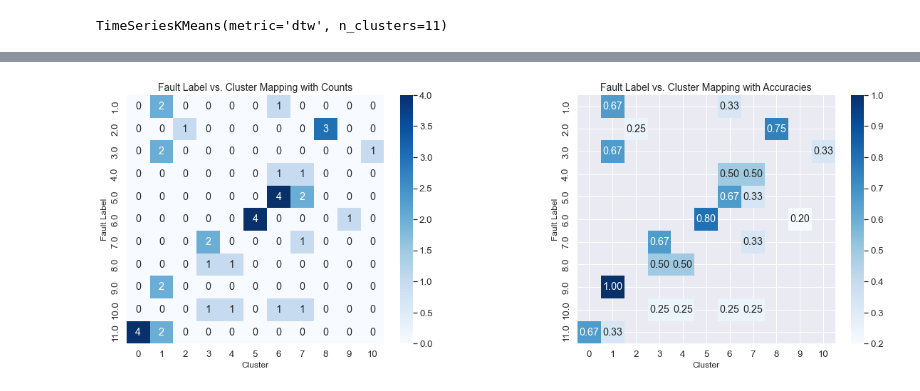
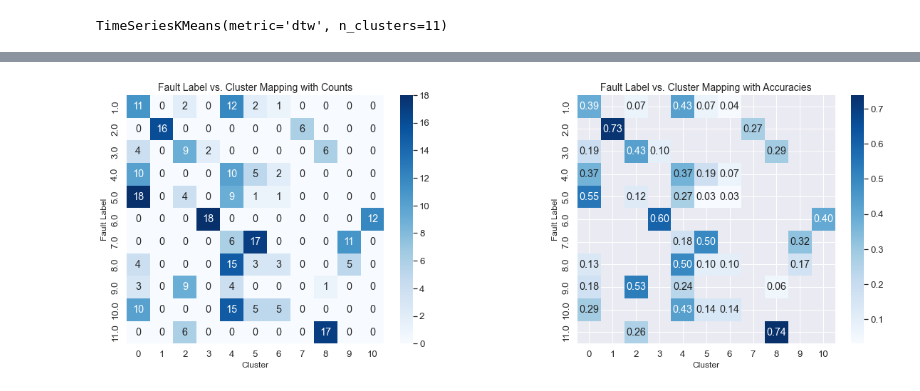
Before and after one commit to Data-Pundits/PHM-Clustering, a Jupyter notebook: Python_code_DTW.ipynb, the cells around one changed output, grey strips where cells are left out. Cells and saved outputs as stored; diff of their text form; code cells hidden in the pictures.

Commit message:
added DTW Clustering for other sensors

```diff
--- a/Python_code_DTW.ipynb
+++ b/Python_code_DTW.ipynb
@@ -160,0 +133,4 @@ array([[-0.18275074, -0.23104682, -0.2660816 , ..., -1.62670538,
+# %%
+scaled_df1 = scaler.fit_transform(scaled_df1)
+scaled_df2 = scaler.fit_transform(scaled_df2)
+scaled_df3 = scaler.fit_transform(scaled_df3)
@@ -161,7 +153,11 @@ array([[-0.18275074, -0.23104682, -0.2660816 , ..., -1.62670538,
 # %%
 # Perform DTW clustering on the rows
 n_clusters = 11  # Number of clusters
-km = TimeSeriesKMeans(n_clusters=n_clusters, metric="dtw")
-km.fit(scaled_df)
+km1 = TimeSeriesKMeans(n_clusters=n_clusters, metric="dtw")
+km2 = TimeSeriesKMeans(n_clusters=n_clusters, metric="dtw")
+km3 = TimeSeriesKMeans(n_clusters=n_clusters, metric="dtw")
+km1.fit(scaled_df1)
+km2.fit(scaled_df2)
+km3.fit(scaled_df3)
 # %% [output]
 TimeSeriesKMeans(metric='dtw', n_clusters=11)
@@ -170,3 +164,9 @@ scaled_df = pd.DataFrame(scaled_df)
+# %%
+scaled_df1 = pd.DataFrame(scaled_df1)
+scaled_df2 = pd.DataFrame(scaled_df2)
+scaled_df3 = pd.DataFrame(scaled_df3)
 # %%
 # Assign cluster labels to each row
-scaled_df['cluster'] = km.labels_
+scaled_df1['cluster'] = km1.labels_
+scaled_df2['cluster'] = km2.labels_
+scaled_df3['cluster'] = km3.labels_
@@ -210,32 +193,32 @@ Name: Fault, dtype: float64
 # %%
 # create a crosstab of true labels and cluster assignments
-label_cluster_map = pd.crosstab(y_true1, scaled_df["cluster"])
+label_cluster_map = pd.crosstab(y_true1, scaled_df1["cluster"])
 
 # calculate the accuracy of each group
-grouped = scaled_df.groupby([y_true1, scaled_df["cluster"]])
+grouped = scaled_df1.groupby([y_true1, scaled_df1["cluster"]])
 accuracy = grouped.size() / grouped.size().groupby(level=0).sum()
 
 # create the figure and axes for the subplots
 fig, axs = plt.subplots(1, 2, figsize=(16, 6))
 
 # plot the heatmap with counts on the left subplot
 sns.set(font_scale=1.2)
 sns.heatmap(label_cluster_map, cmap='Blues', annot=True, fmt='d', ax=axs[0])
 axs[0].set_xlabel('Cluster', fontsize=12)
 axs[0].set_ylabel('Fault Label', fontsize=12)
 axs[0].set_title('Fault Label vs. Cluster Mapping with Counts', fontsize=14)
 
 # plot the heatmap with accuracies on the right subplot
 sns.heatmap(accuracy.unstack(), cmap='Blues', annot=True, fmt='.2f', ax=axs[1])
 axs[1].set_xlabel('Cluster', fontsize=12)
 axs[1].set_ylabel('Fault Label', fontsize=12)
 axs[1].set_title('Fault Label vs. Cluster Mapping with Accuracies', fontsize=14)
 
 # adjust the layout and spacing of the subplots
 plt.tight_layout()
 plt.subplots_adjust(wspace=0.4)
 
 # display the subplots
 plt.show()
 # %% [output]
-[figure, old version]
+[figure, new version]
```
Also changed, not shown: parts of 15 cells of this notebook.
